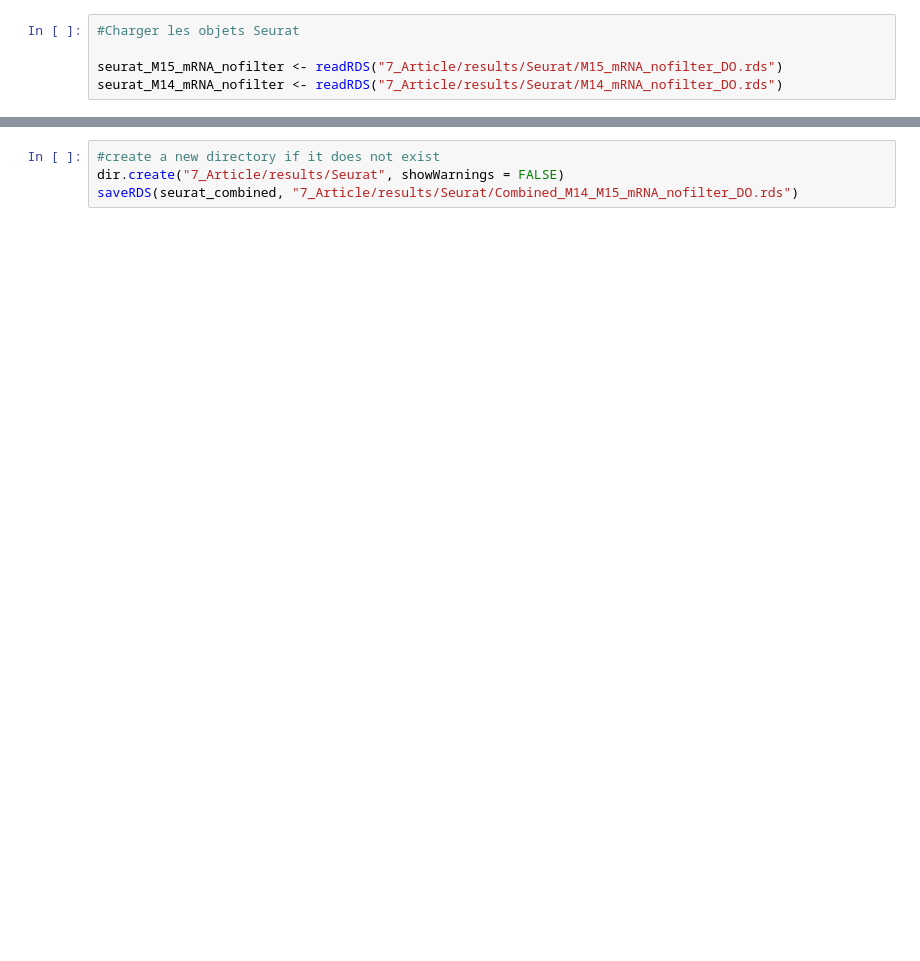
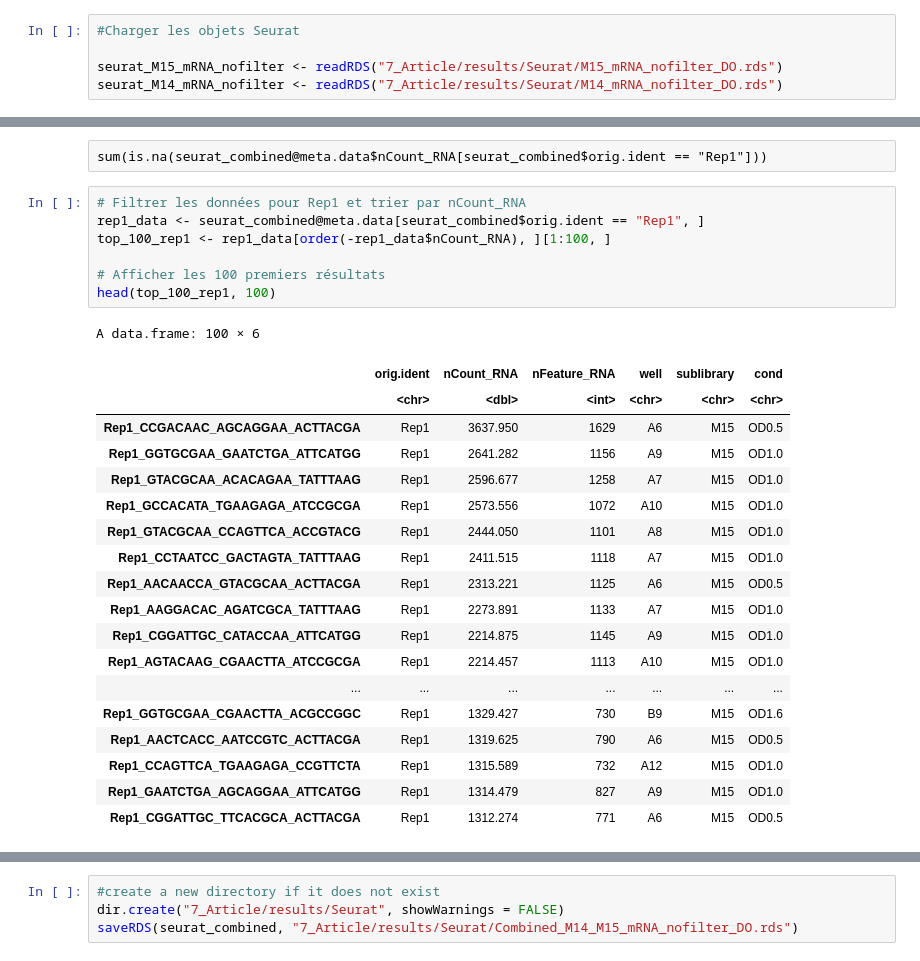
Before and after one commit to vgoupille/DOL_scRNAseq, a Jupyter notebook: 7_Article/script/script_Val/3_combine_different_seurat_object.ipynb, the cells around one changed output, grey strips where cells are left out. Drawn from its saved outputs; the diff is of its cells as text; blank space fills up the shorter version.

```diff
--- a/7_Article/script/script_Val/3_combine_different_seurat_object.ipynb
+++ b/7_Article/script/script_Val/3_combine_different_seurat_object.ipynb
@@ -24,0 +251,29 @@ table(seurat_combined$orig.ident)
+# %% [raw]
+sum(is.na(seurat_combined@meta.data$nCount_RNA[seurat_combined$orig.ident == "Rep1"]))
+# %%
+# Filtrer les données pour Rep1 et trier par nCount_RNA
+rep1_data <- seurat_combined@meta.data[seurat_combined$orig.ident == "Rep1", ]
+top_100_rep1 <- rep1_data[order(-rep1_data$nCount_RNA), ][1:100, ]
+
+# Afficher les 100 premiers résultats
+head(top_100_rep1, 100)
+# %% [output]
+A data.frame: 100 × 6
+|  | orig.ident | nCount_RNA | nFeature_RNA | well | sublibrary | cond |
+|  | <chr> | <dbl> | <int> | <chr> | <chr> | <chr> |
+| Rep1_CCGACAAC_AGCAGGAA_ACTTACGA | Rep1 | 3637.950 | 1629 | A6 | M15 | OD0.5 |
+| Rep1_GGTGCGAA_GAATCTGA_ATTCATGG | Rep1 | 2641.282 | 1156 | A9 | M15 | OD1.0 |
+| Rep1_GTACGCAA_ACACAGAA_TATTTAAG | Rep1 | 2596.677 | 1258 | A7 | M15 | OD1.0 |
+| Rep1_GCCACATA_TGAAGAGA_ATCCGCGA | Rep1 | 2573.556 | 1072 | A10 | M15 | OD1.0 |
+| Rep1_GTACGCAA_CCAGTTCA_ACCGTACG | Rep1 | 2444.050 | 1101 | A8 | M15 | OD1.0 |
+| Rep1_CCTAATCC_GACTAGTA_TATTTAAG | Rep1 | 2411.515 | 1118 | A7 | M15 | OD1.0 |
+| Rep1_AACAACCA_GTACGCAA_ACTTACGA | Rep1 | 2313.221 | 1125 | A6 | M15 | OD0.5 |
+| Rep1_AAGGACAC_AGATCGCA_TATTTAAG | Rep1 | 2273.891 | 1133 | A7 | M15 | OD1.0 |
+| Rep1_CGGATTGC_CATACCAA_ATTCATGG | Rep1 | 2214.875 | 1145 | A9 | M15 | OD1.0 |
+| Rep1_AGTACAAG_CGAACTTA_ATCCGCGA | Rep1 | 2214.457 | 1113 | A10 | M15 | OD1.0 |
+| ... | ... | ... | ... | ... | ... | ... |
+| Rep1_GGTGCGAA_CGAACTTA_ACGCCGGC | Rep1 | 1329.427 | 730 | B9 | M15 | OD1.6 |
+| Rep1_AACTCACC_AATCCGTC_ACTTACGA | Rep1 | 1319.625 | 790 | A6 | M15 | OD0.5 |
+| Rep1_CCAGTTCA_TGAAGAGA_CCGTTCTA | Rep1 | 1315.589 | 732 | A12 | M15 | OD1.0 |
+| Rep1_GAATCTGA_AGCAGGAA_ATTCATGG | Rep1 | 1314.479 | 827 | A9 | M15 | OD1.0 |
+| Rep1_CGGATTGC_TTCACGCA_ACTTACGA | Rep1 | 1312.274 | 771 | A6 | M15 | OD0.5 |
```
Also changed, not shown: parts of 15 cells of this notebook, 1 other file.
